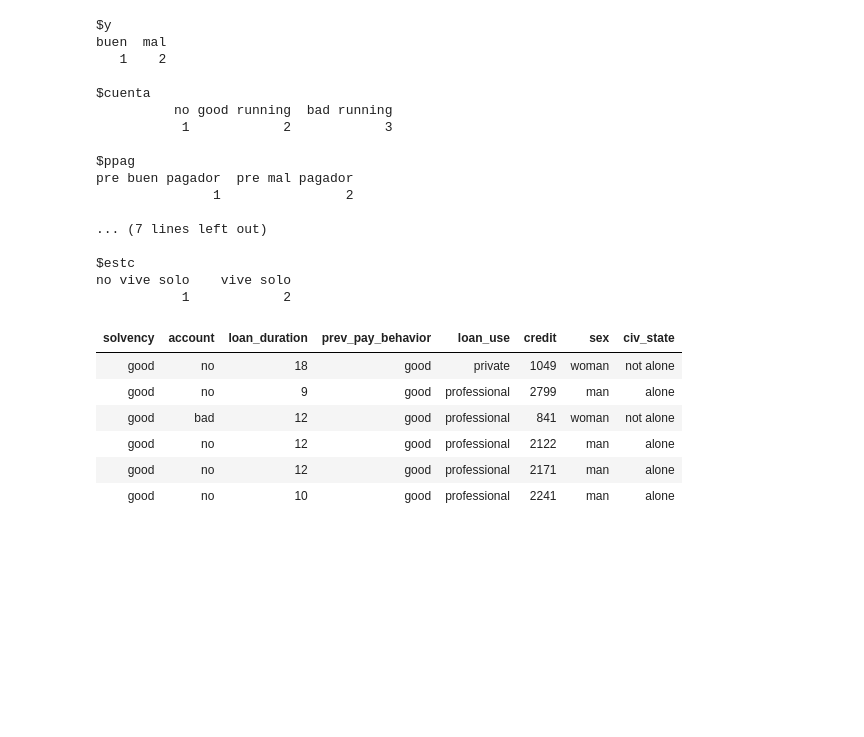
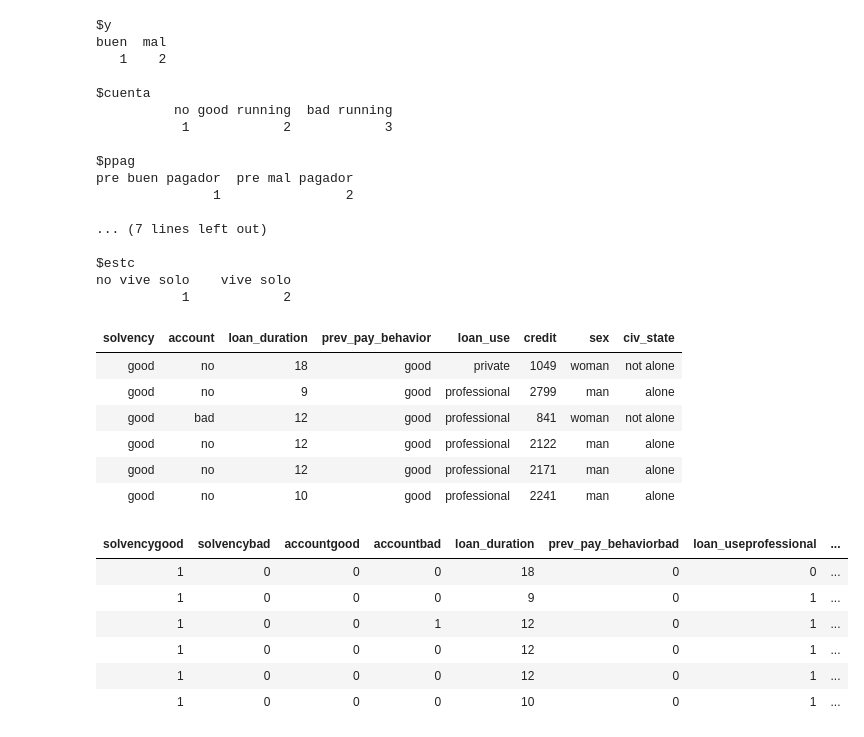
Before and after one commit to gsarti/mlda-course-units, a Jupyter notebook: 11_classification_logistic_regression/classification_logistic_regression.ipynb, the cells around one changed output. Cells and saved outputs as stored; diff of their text form; code cells hidden in the pictures; blank space fills up the shorter version.

```diff
--- a/11_classification_logistic_regression/classification_logistic_regression.ipynb
+++ b/11_classification_logistic_regression/classification_logistic_regression.ipynb
@@ -191,0 +214,12 @@ head(data)
+# %%
+data_fact  <- data.frame(model.matrix(~.-1, data))
+# %%
+head(data_fact)
+# %% [output]
+| solvencygood | solvencybad | accountgood | accountbad | loan_duration | prev_pay_behaviorbad | loan_useprofessional | ... |
+| 1 | 0 | 0 | 0 | 18 | 0 | 0 | ... |
+| 1 | 0 | 0 | 0 | 9 | 0 | 1 | ... |
+| 1 | 0 | 0 | 1 | 12 | 0 | 1 | ... |
+| 1 | 0 | 0 | 0 | 12 | 0 | 1 | ... |
+| 1 | 0 | 0 | 0 | 12 | 0 | 1 | ... |
+| 1 | 0 | 0 | 0 | 10 | 0 | 1 | ... |
```
Also changed, not shown: parts of 21 cells of this notebook.
